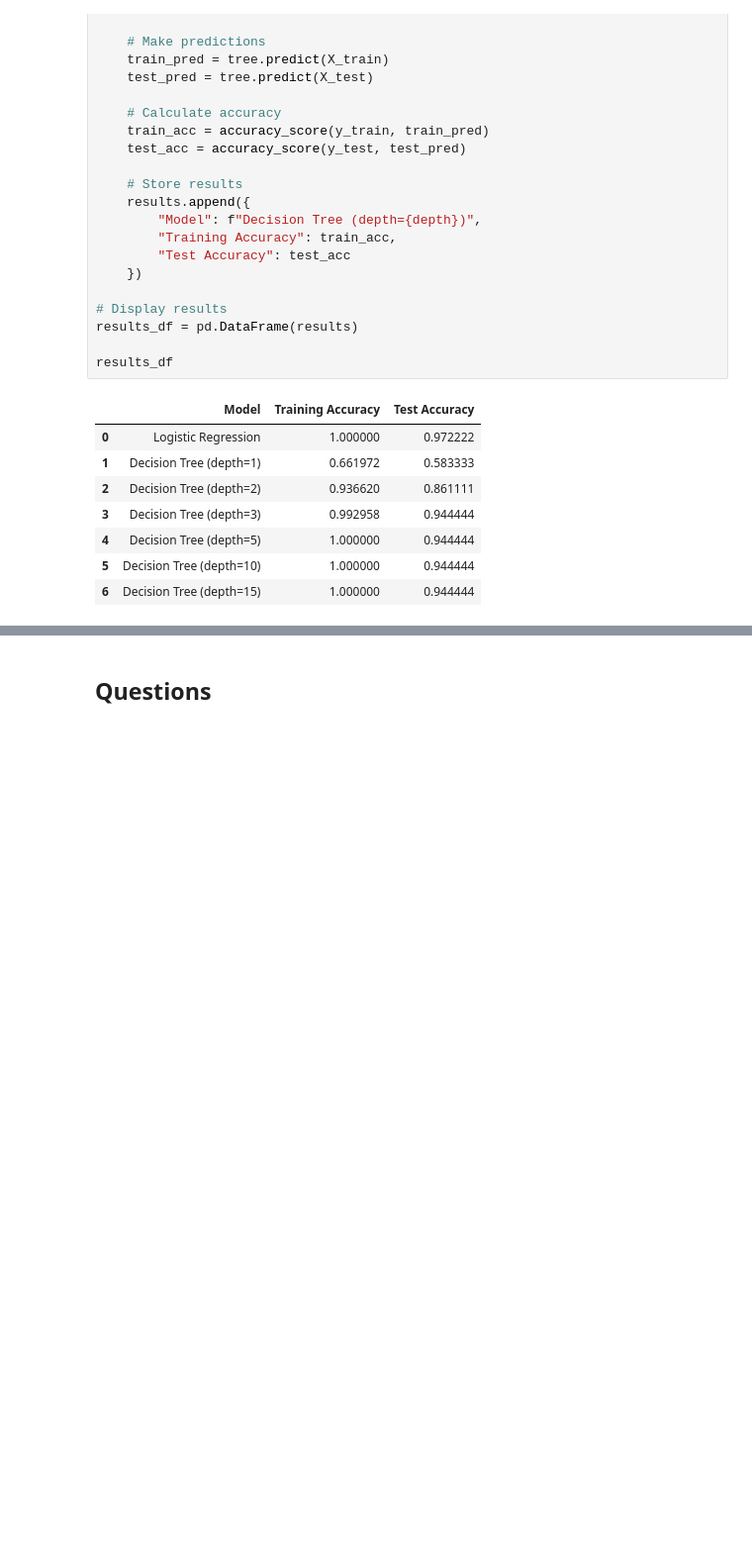
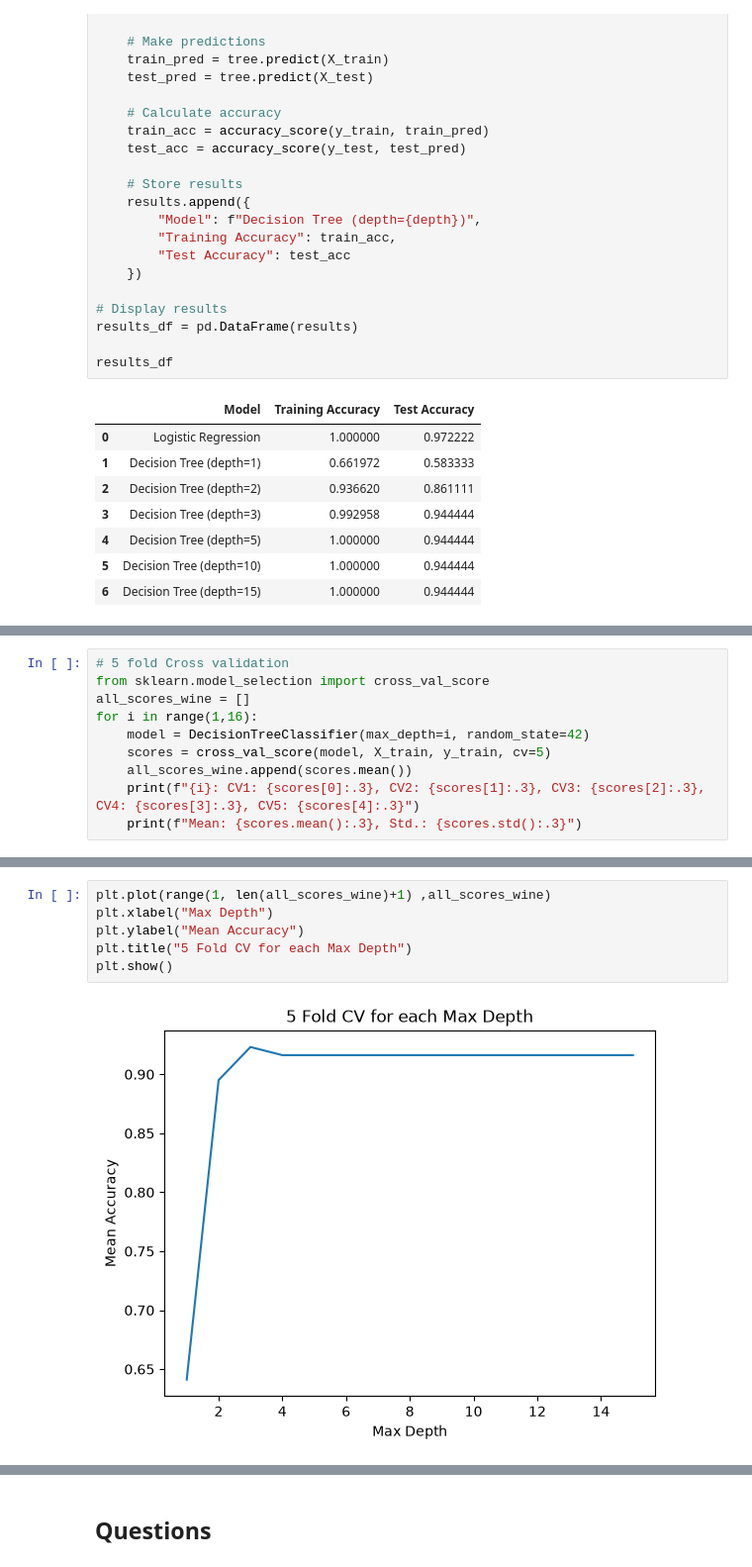
Before and after one commit to EvanAngQiXuan/IntroToMLAsg1, a Jupyter notebook: asg_p3.ipynb, the cells around one changed output, grey strips where cells are left out. Shown at 99% size. Cells and saved outputs as stored; diff of their text form; blank space fills up the shorter version.

```diff
--- a/asg_p3.ipynb
+++ b/asg_p3.ipynb
@@ -156,0 +249,10 @@ plt.show()
+# %%
+# 5 fold Cross validation
+from sklearn.model_selection import cross_val_score
+all_scores_wine = []
+for i in range(1,16):
+    model = DecisionTreeClassifier(max_depth=i, random_state=42)
+    scores = cross_val_score(model, X_train, y_train, cv=5)
+    all_scores_wine.append(scores.mean())
+    print(f"{i}: CV1: {scores[0]:.3}, CV2: {scores[1]:.3}, CV3: {scores[2]:.3}, CV4: {scores[3]:.3}, CV5: {scores[4]:.3}")
+    print(f"Mean: {scores.mean():.3}, Std.: {scores.std():.3}")
@@ -156,0 +277,8 @@ plt.show()
+# %%
+plt.plot(range(1, len(all_scores_wine)+1) ,all_scores_wine)
+plt.xlabel("Max Depth")
+plt.ylabel("Mean Accuracy")
+plt.title("5 Fold CV for each Max Depth")
+plt.show()
+# %% [output]
+[figure, added]
```
Also changed, not shown: parts of 10 cells of this notebook.
